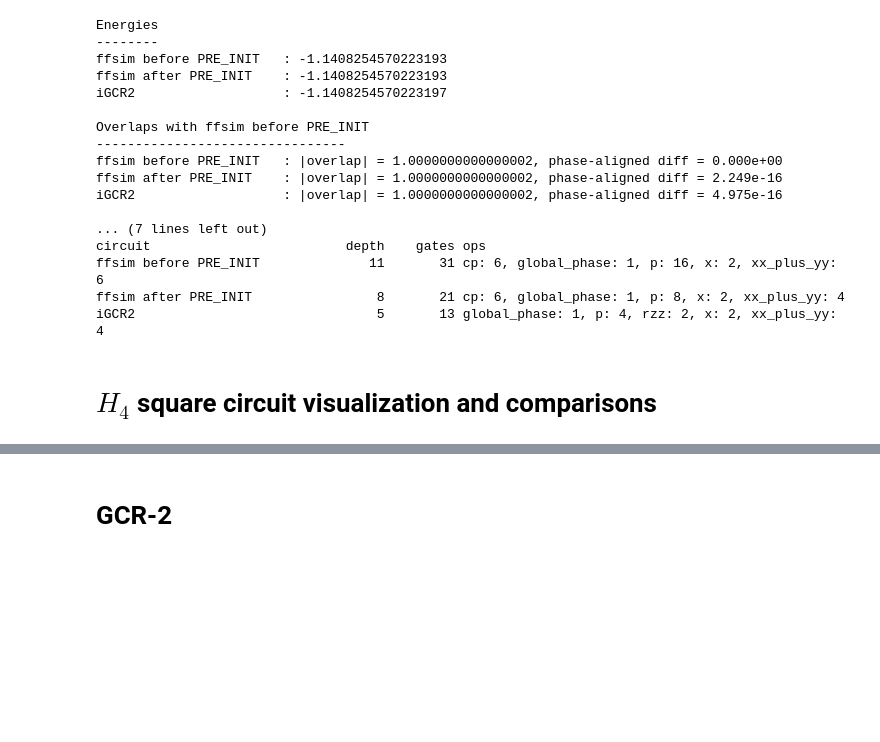
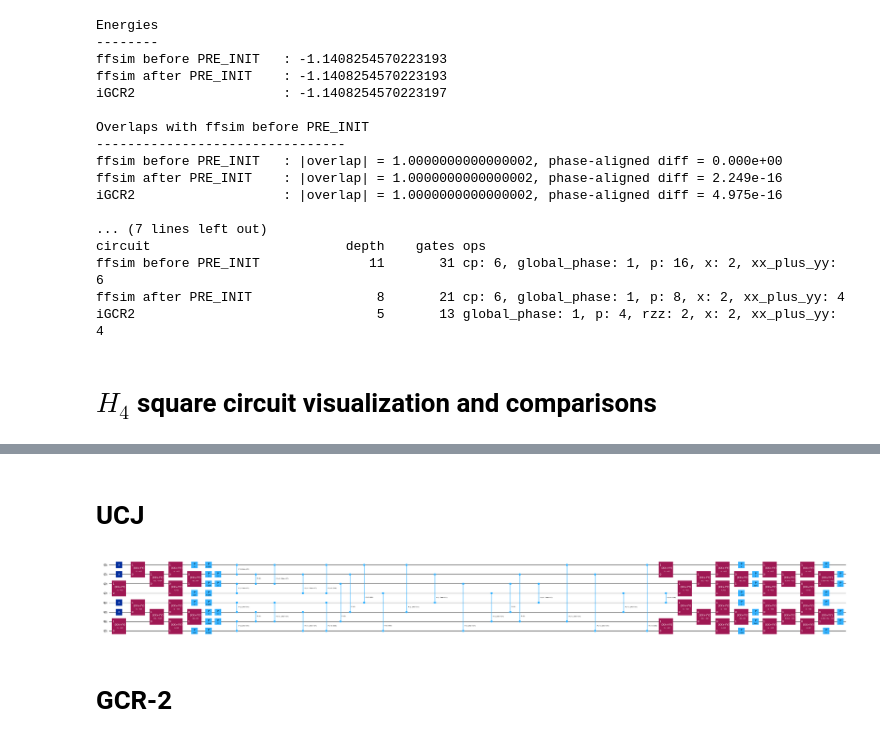
Before and after one commit to davidomanovic/xquces, a Jupyter notebook: examples/igcr2_circuit.ipynb, the cells around one changed output, grey strips where cells are left out. Saved outputs shown, nothing was run; the diff lists cells and outputs as text; code cells hidden in the pictures; blank space fills up the shorter version.

```diff
--- a/examples/igcr2_circuit.ipynb
+++ b/examples/igcr2_circuit.ipynb
@@ -548,6 +548,12 @@ ffsim UCJ before PRE_INIT              26    100 cp: 28, p: 32, x: 4, xx_plus_yy
 ffsim UCJ after PRE_INIT               19     68 cp: 28, p: 16, x: 4, xx_plus_yy: 20
 iGCR2 (spin-restricted)                16     64 p: 16, rzz: 24, x: 4, xx_plus_yy: 20
 iGCR3 (spin-restricted)                61    120 mcphase: 56, p: 16, rzz: 24, x: 4, xx_plus_yy: 20
+# %% [markdown]
+# UCJ
+# %%
+h4_ffsim_givens_circuit.draw("mpl", fold=-1, idle_wires=False)
+# %% [output]
+[figure, added]
 # %% [markdown]
 # GCR-2
 # %%
```
Also changed, not shown: parts of 4 cells of this notebook, 25 other files.
